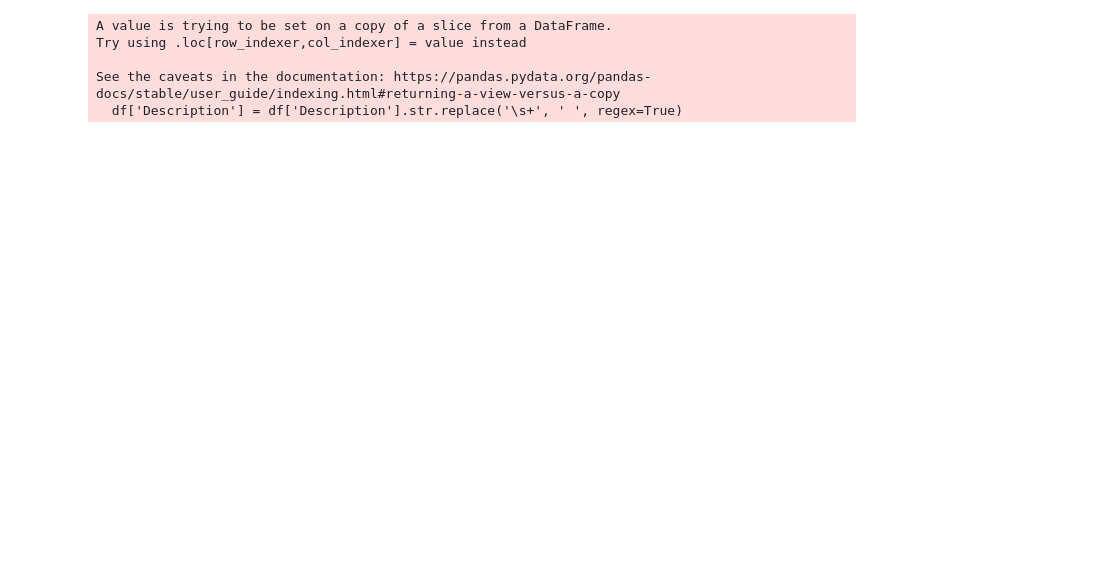
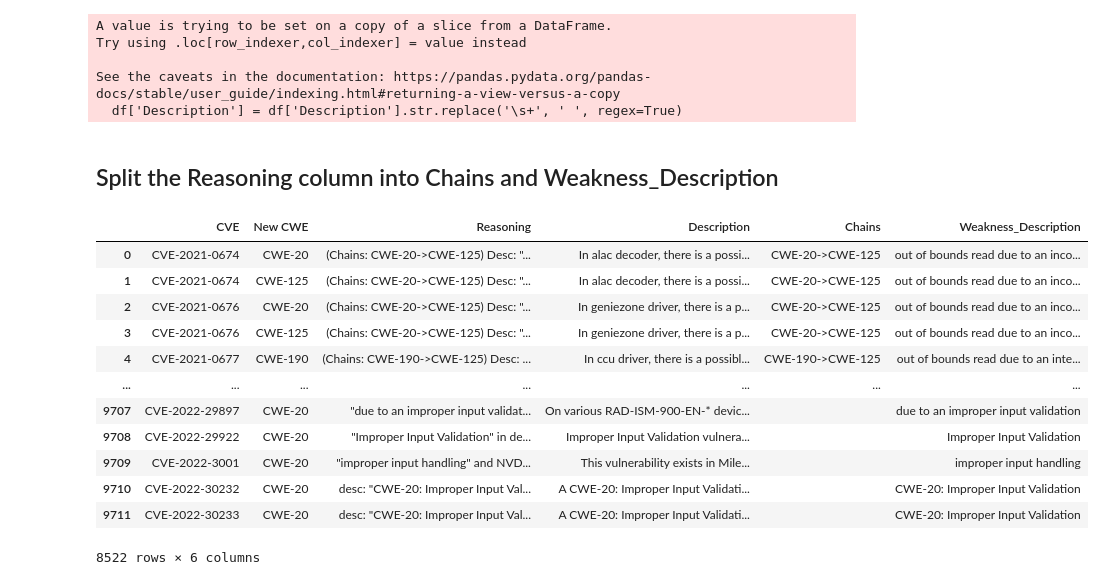
Before and after one commit to CyberSecAI/cwe_top25, a Jupyter notebook: top25_add_cve_desc.ipynb, the cells around one changed output. Cells and saved outputs as stored; diff of their text form; code cells hidden in the pictures; blank space fills up the shorter version.

```diff
--- a/top25_add_cve_desc.ipynb
+++ b/top25_add_cve_desc.ipynb
@@ -142,4 +115,42 @@ Try using .loc[row_indexer,col_indexer] = value instead
 
 See the caveats in the documentation: https://pandas.pydata.org/pandas-docs/stable/user_guide/indexing.html#returning-a-view-versus-a-copy
   df['Description'] = df['Description'].str.replace('\s+', ' ', regex=True)
+# %% [markdown]
+## Split the Reasoning column into Chains and Weakness_Description
+# %%
+
+def extract_info(reasoning):
+    # Extract Chains
+    chains_match = re.search(r'\(Chains: (.*?)\)', reasoning)
+    chains = chains_match.group(1) if chains_match else ''
+
+    # Extract Weakness Description
+    desc_match = re.search(r'Desc: "(.*?)"', reasoning)
+    if not desc_match:
+        desc_match = re.search(r'"(.*?)"', reasoning)
+    weakness_description = desc_match.group(1) if desc_match else ''
+
+    return pd.Series({'Chains': chains, 'Weakness_Description': weakness_description})
+# %%
+# Apply the extraction function to the 'Reasoning' column
+new_columns = df['Reasoning'].apply(extract_info)
+
+# Add the new columns to the DataFrame
+df = pd.concat([df, new_columns], axis=1)
+
+df
+# %% [output]
+|  | CVE | New CWE | Reasoning | Description | Chains | Weakness_Description |
+| 0 | CVE-2021-0674 | CWE-20 | (Chains: CWE-20->CWE-125) Desc: "... | In alac decoder, there is a possi... | CWE-20->CWE-125 | out of bounds read due to an inco... |
+| 1 | CVE-2021-0674 | CWE-125 | (Chains: CWE-20->CWE-125) Desc: "... | In alac decoder, there is a possi... | CWE-20->CWE-125 | out of bounds read due to an inco... |
+| 2 | CVE-2021-0676 | CWE-20 | (Chains: CWE-20->CWE-125) Desc: "... | In geniezone driver, there is a p... | CWE-20->CWE-125 | out of bounds read due to an inco... |
+| 3 | CVE-2021-0676 | CWE-125 | (Chains: CWE-20->CWE-125) Desc: "... | In geniezone driver, there is a p... | CWE-20->CWE-125 | out of bounds read due to an inco... |
+| 4 | CVE-2021-0677 | CWE-190 | (Chains: CWE-190->CWE-125) Desc: ... | In ccu driver, there is a possibl... | CWE-190->CWE-125 | out of bounds read due to an inte... |
+| ... | ... | ... | ... | ... | ... | ... |
+| 9707 | CVE-2022-29897 | CWE-20 | "due to an improper input validat... | On various RAD-ISM-900-EN-* devic... |  | due to an improper input validation |
+| 9708 | CVE-2022-29922 | CWE-20 | "Improper Input Validation" in de... | Improper Input Validation vulnera... |  | Improper Input Validation |
+| 9709 | CVE-2022-3001 | CWE-20 | "improper input handling" and NVD... | This vulnerability exists in Mile... |  | improper input handling |
+| 9710 | CVE-2022-30232 | CWE-20 | desc: "CWE-20: Improper Input Val... | A CWE-20: Improper Input Validati... |  | CWE-20: Improper Input Validation |
+| 9711 | CVE-2022-30233 | CWE-20 | desc: "CWE-20: Improper Input Val... | A CWE-20: Improper Input Validati... |  | CWE-20: Improper Input Validation |
+8522 rows × 6 columns
 # %%
```
Also changed, not shown: parts of 14 cells of this notebook, 8 other files.
